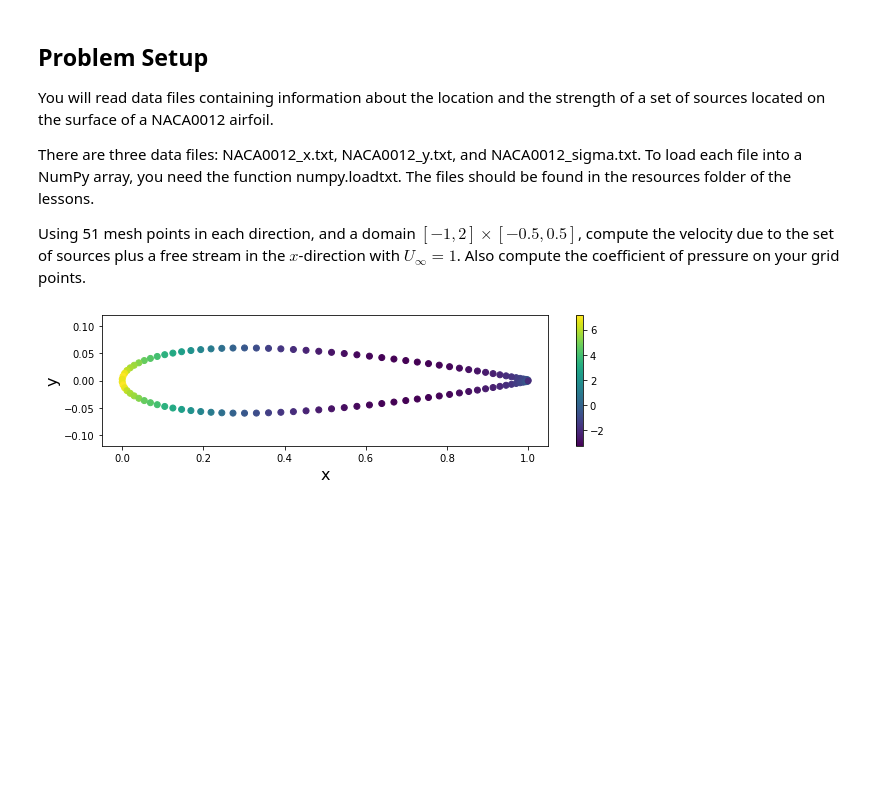
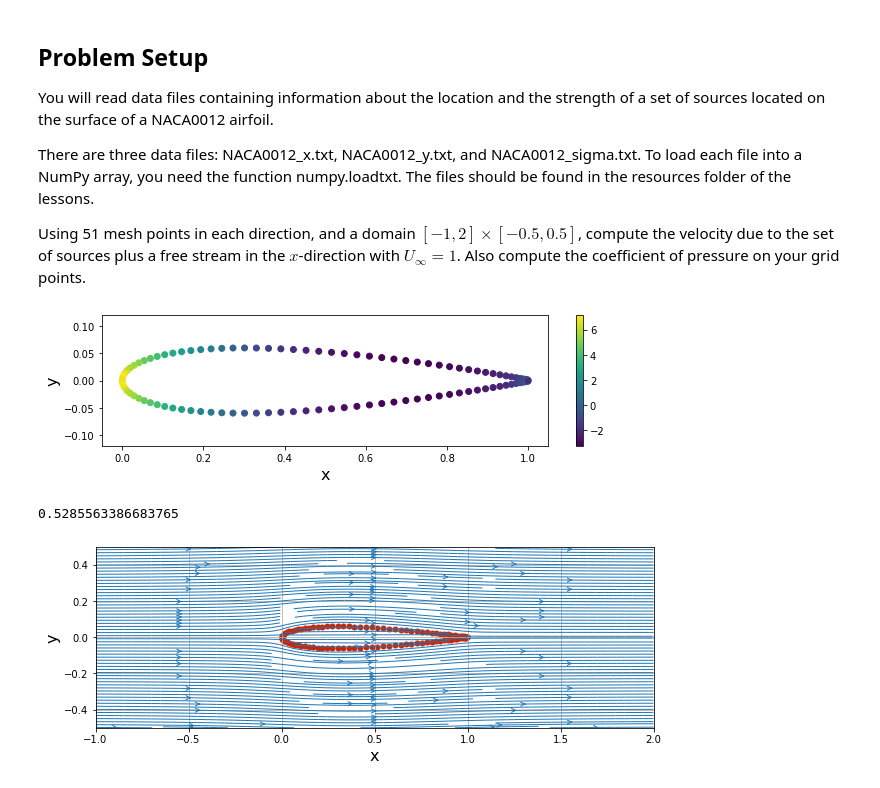
Before and after one commit to riemannsBeard/AeroPython, a Jupyter notebook: lessons/Lesson03_assignment.ipynb, the cells around one changed output. Saved outputs shown, nothing was run; the diff lists cells and outputs as text; code cells hidden in the pictures; blank space fills up the shorter version.

```diff
--- a/lessons/Lesson03_assignment.ipynb
+++ b/lessons/Lesson03_assignment.ipynb
@@ -31,9 +31,19 @@ from matplotlib import pyplot as plt
 import matplotlib.cm as cm
 %matplotlib inline
 # %%
-x = np.loadtxt('./resources/NACA0012_x.txt')
-y = np.loadtxt('./resources/NACA0012_y.txt')
+N = 51
+
+x0 = np.loadtxt('./resources/NACA0012_x.txt')
+y0 = np.loadtxt('./resources/NACA0012_y.txt')
 sigma = np.loadtxt('./resources/NACA0012_sigma.txt')
+
+
+x_start, x_end = -1, 2.0
+y_start, y_end = -0.5, 0.5
+
+x = np.linspace(x_start, x_end, N)
+y = np.linspace(y_start, y_end, N)
+X, Y = np.meshgrid(x, y)
 # %%
 # plot the streamlines
 width = 10
@@ -51,0 +119,31 @@ plt.show()
+# %%
+u_inf = 1.0
+
+u = u_inf*np.ones((N, N), dtype=float)
+v = np.zeros((N,N), dtype=float)
+
+psi = u_inf*Y
+
+for s, a, b in zip(sigma, x0, y0):
+    u_, v_ = get_velocity(s, a, b, X, Y)
+    psi += get_streamfunction(s, a, b, X, Y)
+    u += u_
+    v += v_
+
+np.min((u**2 + v**2)/u_inf**2)
+# %% [output]
+0.5285563386683765
+# %%
+# plot the streamlines
+width = 10
+height = (y_end - y_start)/(x_end - x_start)*width
+plt.figure(figsize=(width, height))
+plt.grid(True)
+plt.xlabel('x', fontsize=16)
+plt.ylabel('y', fontsize=16)
+plt.xlim(x_start, x_end)
+plt.ylim(y_start, y_end)
+plt.streamplot(X, Y, u, v, density=2, linewidth=1, arrowsize=1, arrowstyle='->')
+plt.scatter(x0, y0, color='#CD2305', s=25, marker='o');
+# %% [output]
+[figure, added]
```
Also changed, not shown: parts of 6 cells of this notebook.
